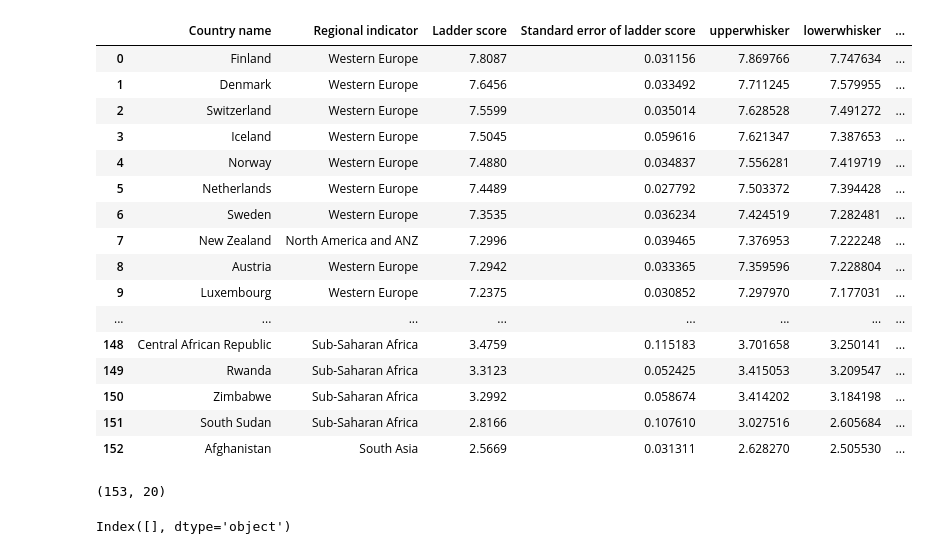
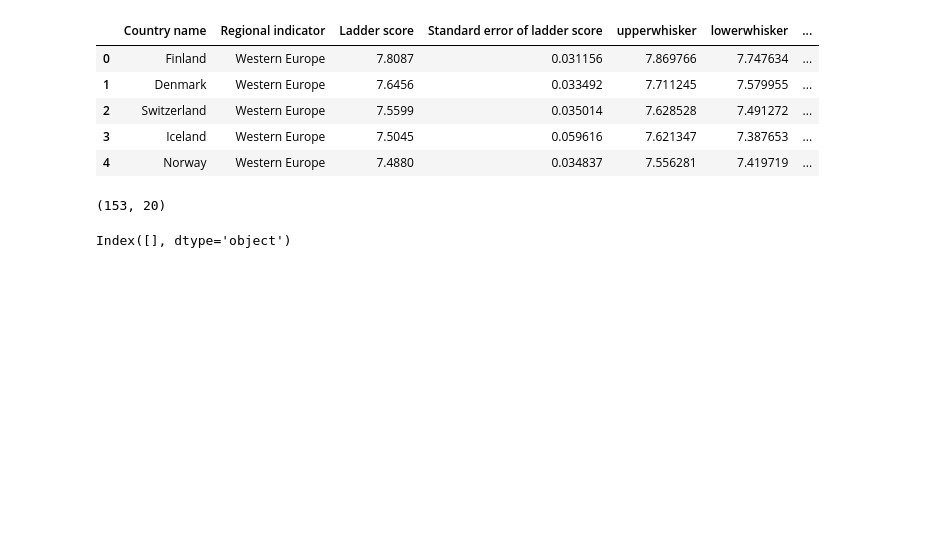
Before and after one commit to merocode-com/Happiness-Report, a Jupyter notebook: Happiness Report Analysis.ipynb, the cells around one changed output. Cells and saved outputs as stored; diff of their text form; code cells hidden in the pictures; blank space fills up the shorter version.

Commit message:
Display only head of the dataframe

```diff
--- a/Happiness Report Analysis.ipynb
+++ b/Happiness Report Analysis.ipynb
@@ -1,32 +1,21 @@
 # %%
 import pandas as pd
 import matplotlib
 import matplotlib.pyplot as plt
 import seaborn as sns
 
 
 pd.set_option('display.max_rows', 200)
 
 df = pd.read_csv('./2020.csv')
-df
+df.head()
 # %% [output]
 |  | Country name | Regional indicator | Ladder score | Standard error of ladder score | upperwhisker | lowerwhisker | ... |
 | 0 | Finland | Western Europe | 7.8087 | 0.031156 | 7.869766 | 7.747634 | ... |
 | 1 | Denmark | Western Europe | 7.6456 | 0.033492 | 7.711245 | 7.579955 | ... |
 | 2 | Switzerland | Western Europe | 7.5599 | 0.035014 | 7.628528 | 7.491272 | ... |
 | 3 | Iceland | Western Europe | 7.5045 | 0.059616 | 7.621347 | 7.387653 | ... |
 | 4 | Norway | Western Europe | 7.4880 | 0.034837 | 7.556281 | 7.419719 | ... |
-| 5 | Netherlands | Western Europe | 7.4489 | 0.027792 | 7.503372 | 7.394428 | ... |
-| 6 | Sweden | Western Europe | 7.3535 | 0.036234 | 7.424519 | 7.282481 | ... |
-| 7 | New Zealand | North America and ANZ | 7.2996 | 0.039465 | 7.376953 | 7.222248 | ... |
-| 8 | Austria | Western Europe | 7.2942 | 0.033365 | 7.359596 | 7.228804 | ... |
-| 9 | Luxembourg | Western Europe | 7.2375 | 0.030852 | 7.297970 | 7.177031 | ... |
-| ... | ... | ... | ... | ... | ... | ... | ... |
-| 148 | Central African Republic | Sub-Saharan Africa | 3.4759 | 0.115183 | 3.701658 | 3.250141 | ... |
-| 149 | Rwanda | Sub-Saharan Africa | 3.3123 | 0.052425 | 3.415053 | 3.209547 | ... |
-| 150 | Zimbabwe | Sub-Saharan Africa | 3.2992 | 0.058674 | 3.414202 | 3.184198 | ... |
-| 151 | South Sudan | Sub-Saharan Africa | 2.8166 | 0.107610 | 3.027516 | 2.605684 | ... |
-| 152 | Afghanistan | South Asia | 2.5669 | 0.031311 | 2.628270 | 2.505530 | ... |
 # %%
 df.shape
 # %% [output]
```
